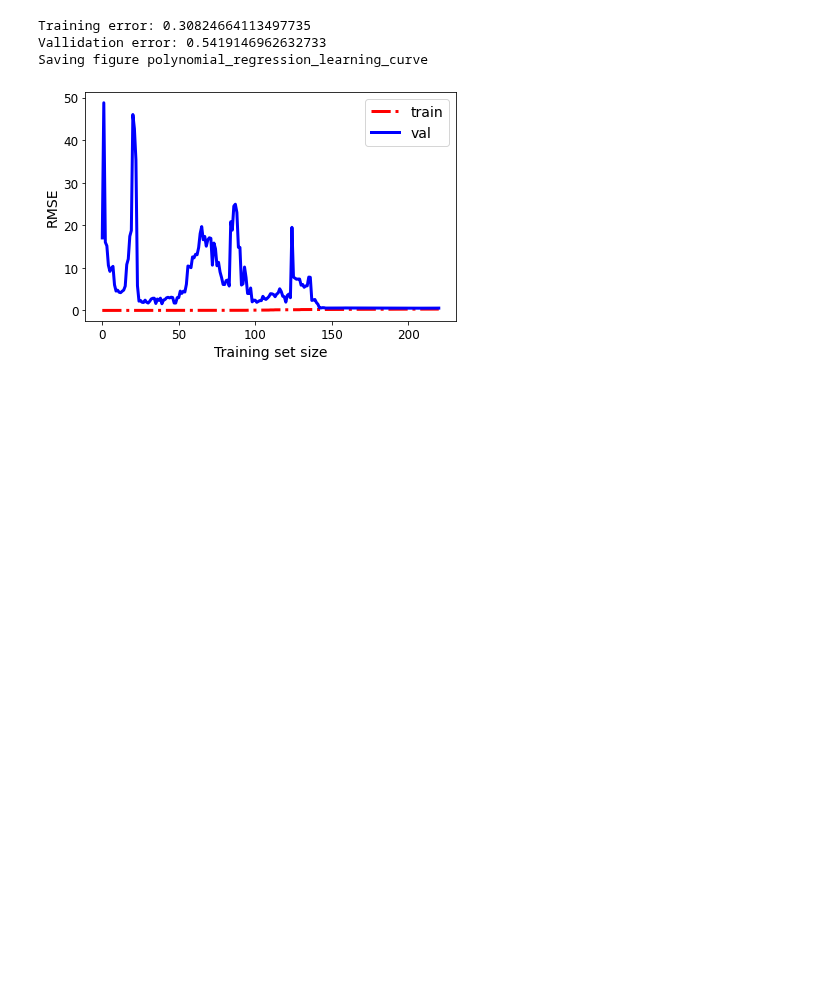
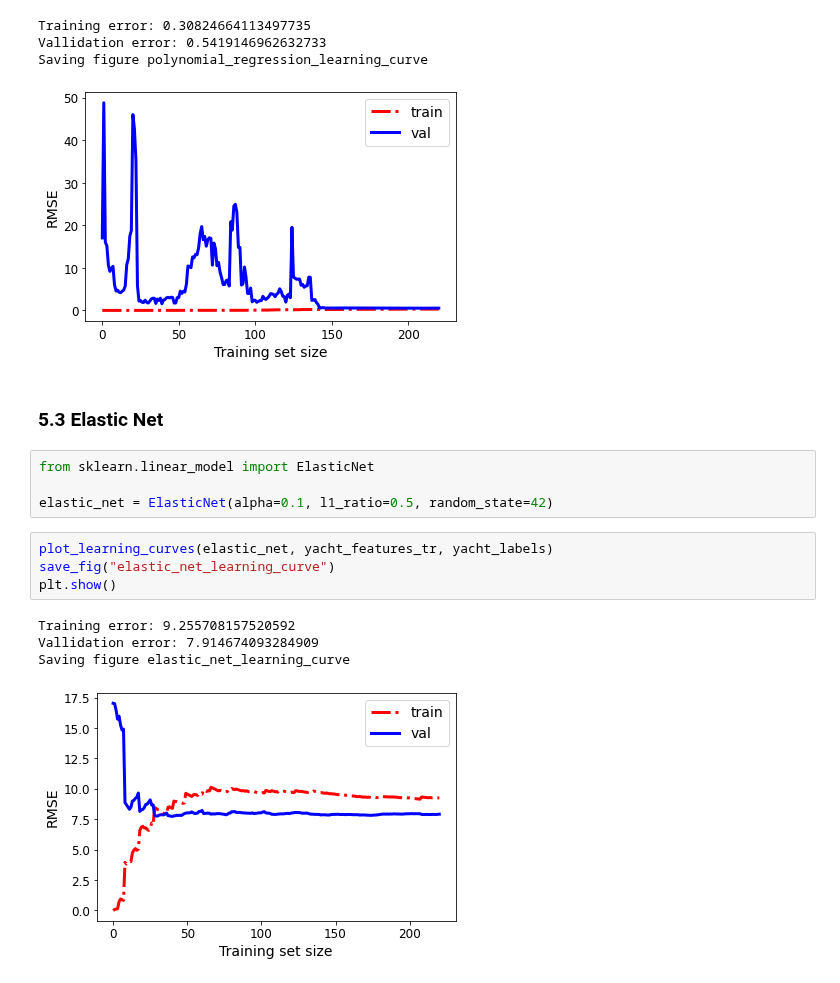
Before and after one commit to dujest/yacht-resistance, a Jupyter notebook: yacht_resistance_prediction.ipynb, the cells around one changed output. Saved outputs shown, nothing was run; the diff lists cells and outputs as text; blank space fills up the shorter version.

Commit message:
elastic net

```diff
--- a/yacht_resistance_prediction.ipynb
+++ b/yacht_resistance_prediction.ipynb
@@ -440,3 +440,18 @@ Training error: 0.30824664113497735
 Vallidation error: 0.5419146962632733
 Saving figure polynomial_regression_learning_curve
 [figure]
+# %% [markdown]
+### 5.3 Elastic Net
+# %%
+from sklearn.linear_model import ElasticNet
+
+elastic_net = ElasticNet(alpha=0.1, l1_ratio=0.5, random_state=42)
+# %%
+plot_learning_curves(elastic_net, yacht_features_tr, yacht_labels)
+save_fig("elastic_net_learning_curve")
+plt.show()
+# %% [output]
+Training error: 9.255708157520592
+Vallidation error: 7.914674093284909
+Saving figure elastic_net_learning_curve
+[figure, added]
```
